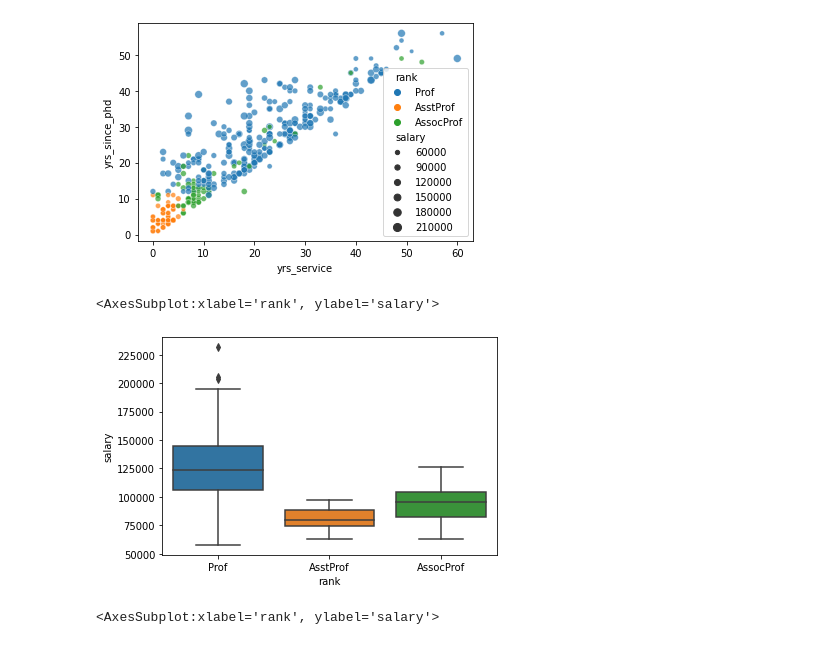
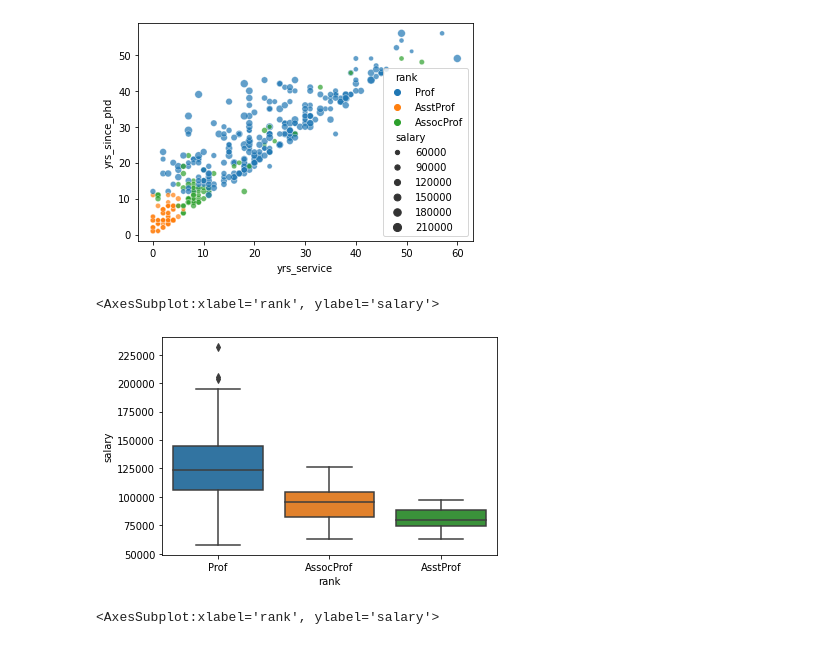
Before and after one commit to irtizak/salaries, a Jupyter notebook: Untitled.ipynb, the cells around one changed output. Saved outputs shown, nothing was run; the diff lists cells and outputs as text; code cells hidden in the pictures.

```diff
--- a/Untitled.ipynb
+++ b/Untitled.ipynb
@@ -215,10 +271,10 @@ sns.scatterplot(data=df, x = 'yrs_service', y = 'yrs_since_phd', hue = 'rank', s
 <AxesSubplot:xlabel='yrs_service', ylabel='yrs_since_phd'>
 [figure]
 # %%
-sns.boxplot(data=df, x = 'rank', y = 'salary')
+sns.boxplot(data=df, x = 'rank', y = 'salary', order=['Prof', 'AssocProf', 'AsstProf'])
 # %% [output]
 <AxesSubplot:xlabel='rank', ylabel='salary'>
-[figure, old version]
+[figure, new version]
 # %%
 sns.boxplot(data=df, x = 'rank', y = 'salary')
 # %% [output]
```
Also changed, not shown: parts of 17 cells of this notebook, 3 other files.
